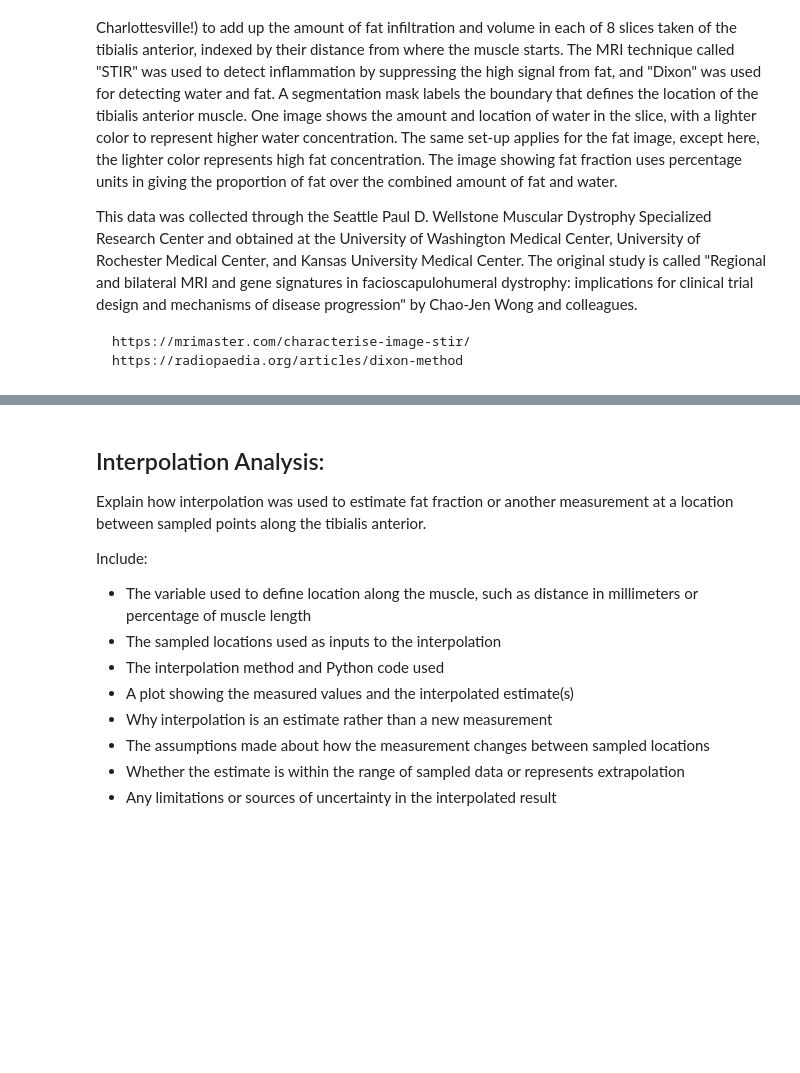
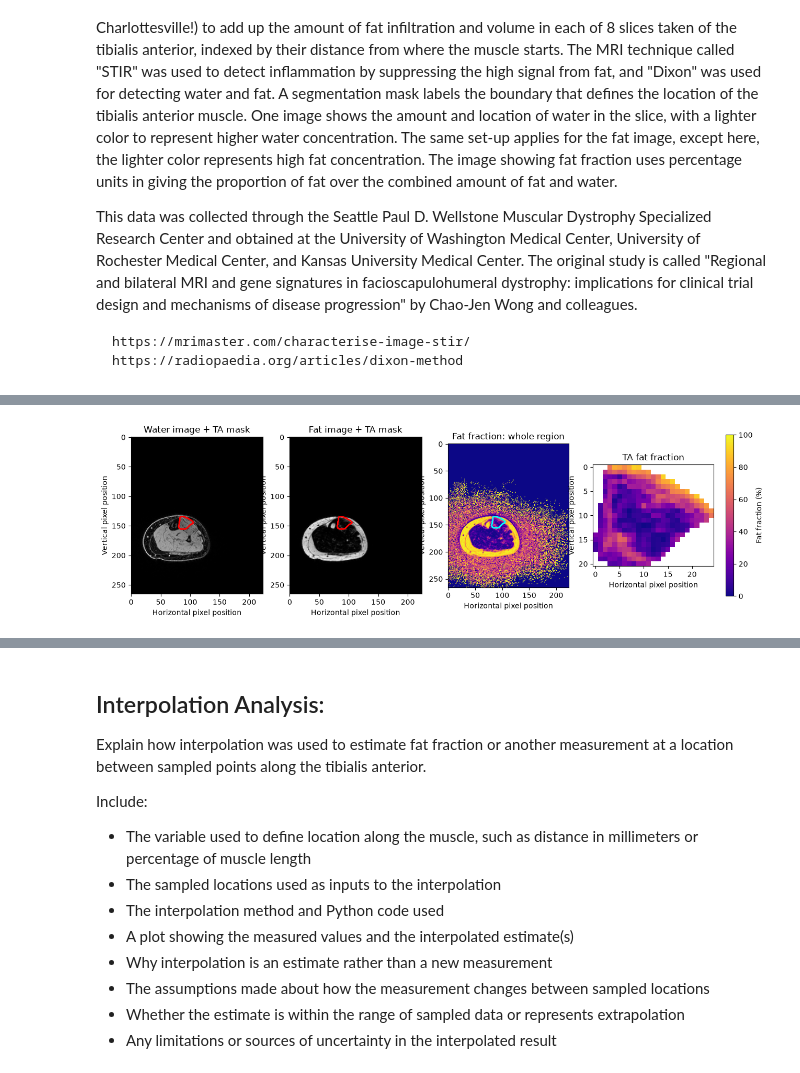
Before and after one commit to BigPanda0226/BME2315_Module2, a Jupyter notebook: FSHD_Module2_Project_Template.ipynb, the cells around one changed output, grey strips where cells are left out. Cells and saved outputs as stored; diff of their text form; code cells hidden in the pictures; blank space fills up the shorter version.

```diff
--- a/FSHD_Module2_Project_Template.ipynb
+++ b/FSHD_Module2_Project_Template.ipynb
@@ -135,0 +117,9 @@ manifest
+# %%
+from pathlib import Path
+import numpy as np
+import pandas as pd
+import matplotlib.pyplot as plt
+
+DATA_DIR = Path("FSHD_TA_MRI_data_0020_TP1_TP2")
+manifest = pd.read_csv(DATA_DIR / "slice_info.csv")
+manifest
@@ -135,0 +148,11 @@ manifest
+# %%
+row = manifest[manifest["timepoint"] == "TP1"].iloc[3]  # representative mid-muscle slice
+
+water = np.load(DATA_DIR / row["water_file"])
+fat = np.load(DATA_DIR / row["fat_file"])
+mask = np.load(DATA_DIR / row["mask_file"]).astype(bool)
+
+print("Water image shape:", water.shape)
+print("Fat image shape:", fat.shape)
+print("Mask shape:", mask.shape)
+print("Number of muscle pixels:", mask.sum())
@@ -135,0 +208,57 @@ manifest
+# %%
+# Find the bounding box of the TA mask
+y_pixels, x_pixels = np.where(mask)
+
+y0, y1 = y_pixels.min(), y_pixels.max() + 1
+x0, x1 = x_pixels.min(), x_pixels.max() + 1
+
+# Crop the TA-specific fat-fraction map
+fat_fraction_TA = fat_fraction_masked[y0:y1, x0:x1]
+
+fig, axes = plt.subplots(1, 4, figsize=(15, 4))
+
+# Water image with TA mask outline
+axes[0].imshow(water, cmap="gray")
+axes[0].contour(mask, levels=[0.5], colors="red", linewidths=2)
+axes[0].set_title("Water image + TA mask")
+
+# Fat image with TA mask outline
+axes[1].imshow(fat, cmap="gray")
+axes[1].contour(mask, levels=[0.5], colors="red", linewidths=2)
+axes[1].set_title("Fat image + TA mask")
+
+# Fat fraction for the whole supplied image region
+whole_image = axes[2].imshow(
+    fat_fraction_full,
+    cmap="plasma",
+    vmin=0,
+    vmax=100
+)
+axes[2].contour(mask, levels=[0.5], colors="cyan", linewidths=2)
+axes[2].set_title("Fat fraction: whole region")
+
+# Zoomed-in fat fraction for the TA only
+ta_image = axes[3].imshow(
+    fat_fraction_TA,
+    cmap="plasma",
+    vmin=0,
+    vmax=100
+)
+axes[3].set_title("TA fat fraction")
+
+for ax in axes:
+    ax.set_xlabel("Horizontal pixel position")
+    ax.set_ylabel("Vertical pixel position")
+
+# Both fat-fraction plots use the same 0–100% scale
+fig.colorbar(
+    ta_image,
+    ax=axes[2:],
+    fraction=0.046,
+    pad=0.04,
+    label="Fat fraction (%)"
+)
+
+plt.show()
+# %% [output]
+[figure, added]
```
Also changed, not shown: parts of 17 cells of this notebook, 54 other files.
